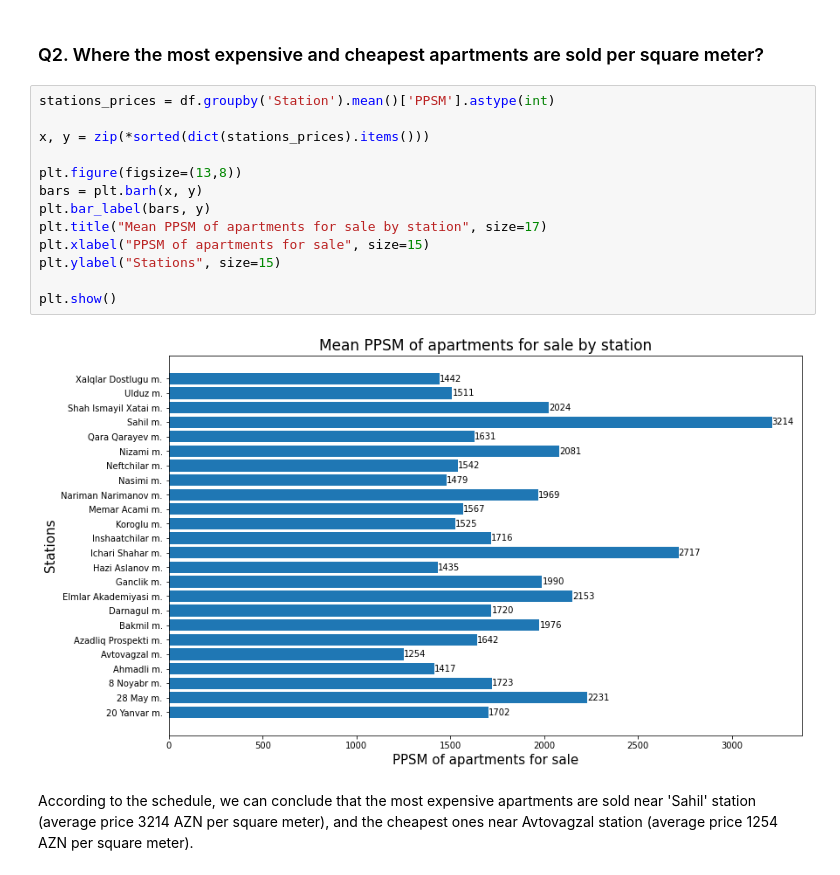
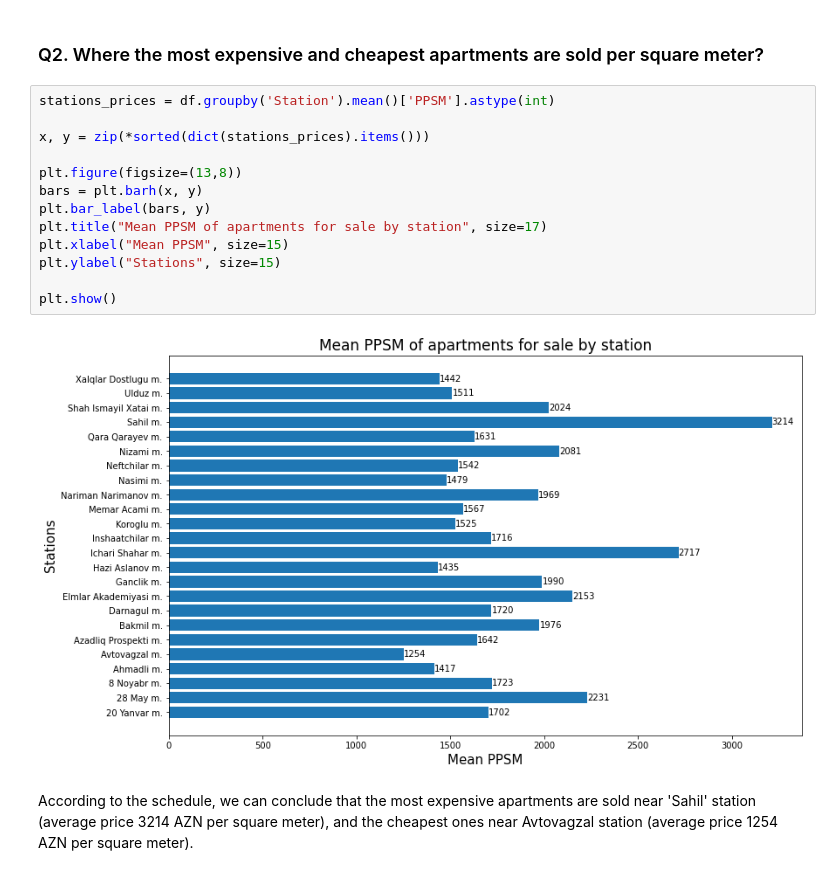
Before and after one commit to hexelot/ApartmentsAnalysis, a Jupyter notebook: analysing.ipynb, the cells around one changed output. Saved outputs shown, nothing was run; the diff lists cells and outputs as text.

```diff
--- a/analysing.ipynb
+++ b/analysing.ipynb
@@ -122,18 +126,18 @@ The graph shows that most apartments are sold near 'Inshaatchilar' station (1266
 # %%
 stations_prices = df.groupby('Station').mean()['PPSM'].astype(int)
 
 x, y = zip(*sorted(dict(stations_prices).items()))
 
 plt.figure(figsize=(13,8))
 bars = plt.barh(x, y)
 plt.bar_label(bars, y)
 plt.title("Mean PPSM of apartments for sale by station", size=17)
-plt.xlabel("PPSM of apartments for sale", size=15)
+plt.xlabel("Mean PPSM", size=15)
 plt.ylabel("Stations", size=15)
 
 plt.show()
 # %% [output]
-[figure, old version]
+[figure, new version]
 # %% [markdown]
 According to the schedule, we can conclude that the most expensive apartments are sold near 'Sahil' station (average price 3214 AZN per square meter), and the cheapest ones near Avtovagzal station (average price 1254 AZN per square meter).
 # %% [markdown]
```
Also changed, not shown: parts of 9 cells of this notebook.
